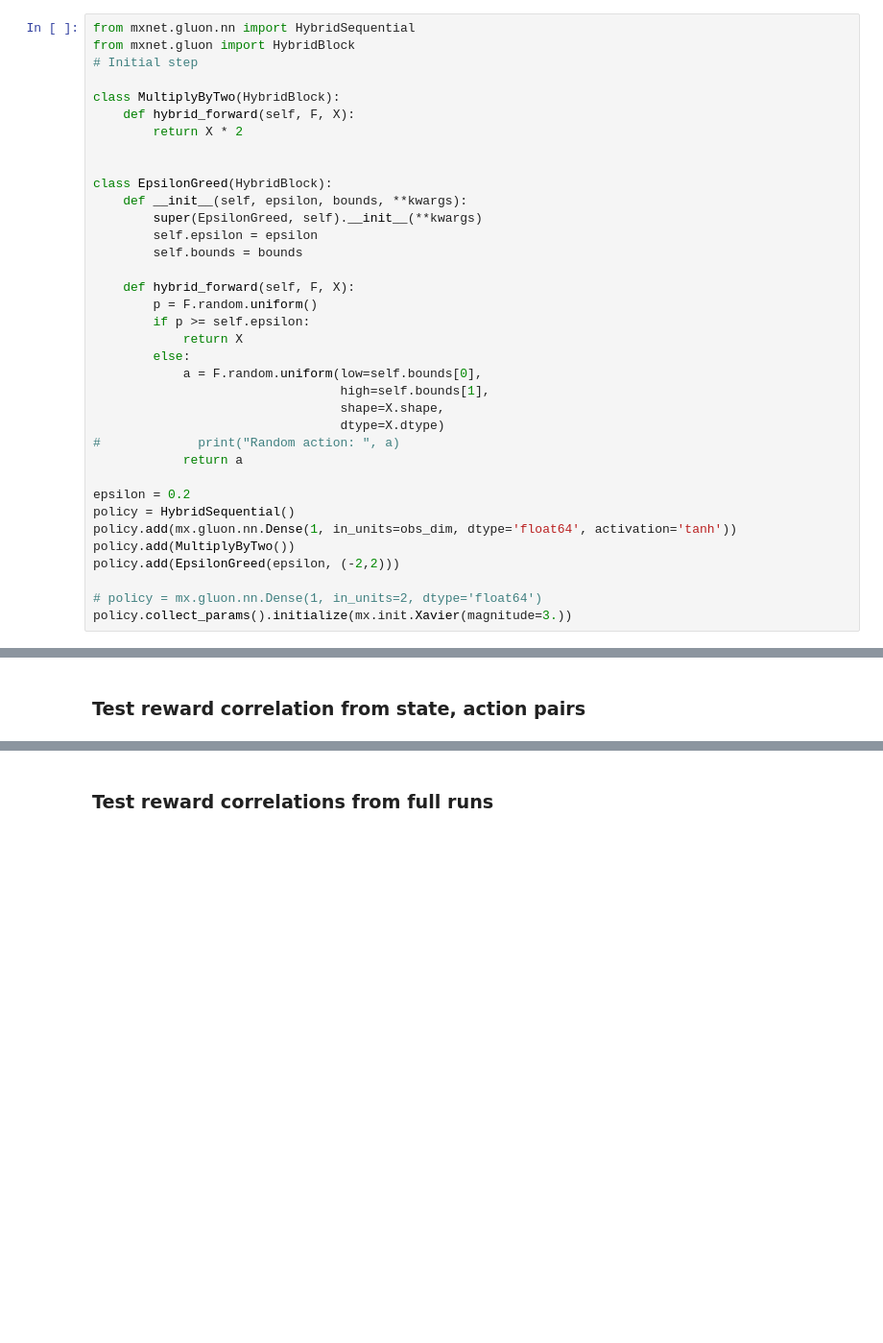
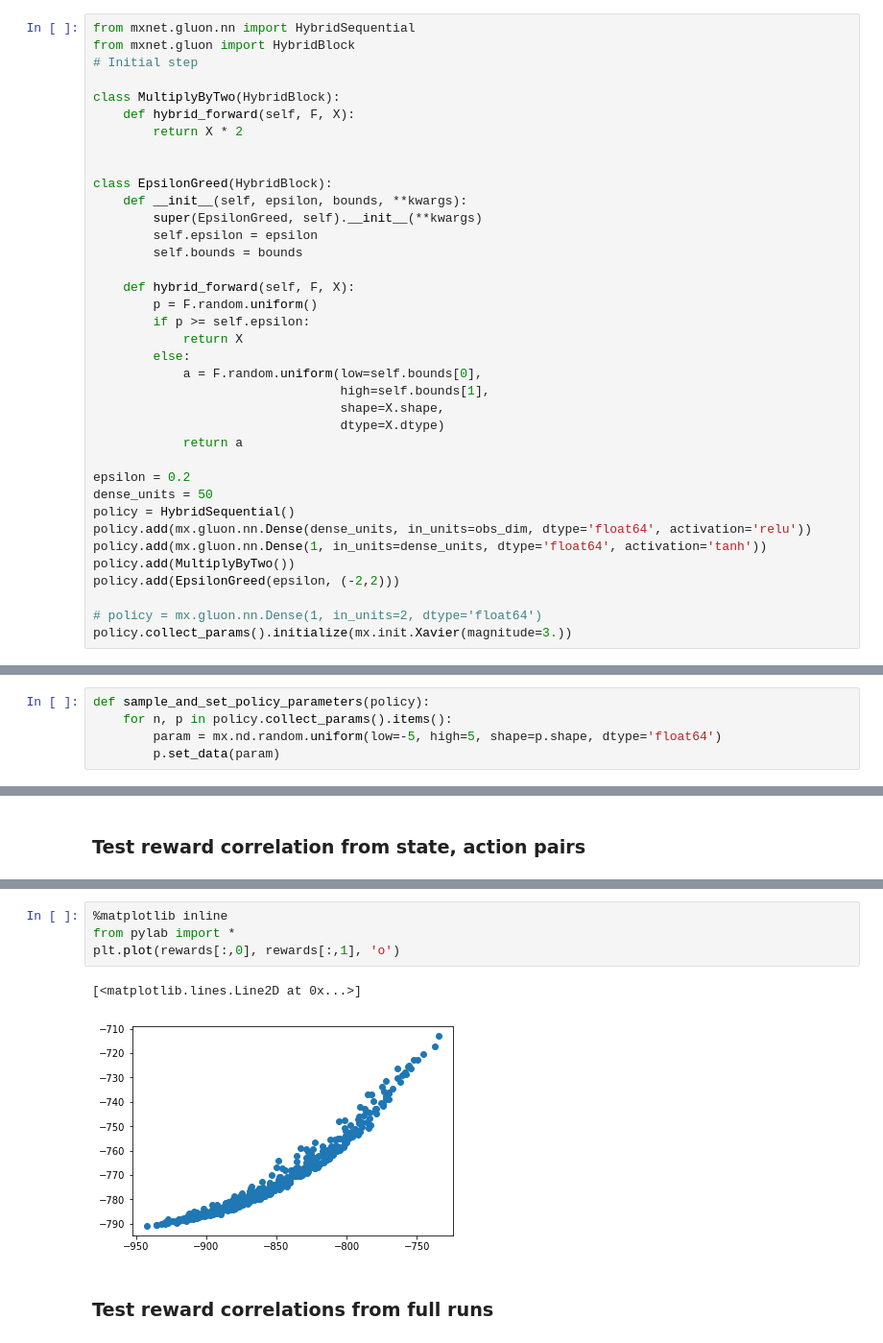
Before and after one commit to amzn/MXFusion, a Jupyter notebook: examples/notebooks/PILCO_pendulum.ipynb, the cells around one changed output, grey strips where cells are left out. Shown at 96% size. Cells and saved outputs as stored; diff of their text form; blank space fills up the shorter version.

Commit message:
Use MLP for pendulum and action in cost

```diff
--- a/examples/notebooks/PILCO_pendulum.ipynb
+++ b/examples/notebooks/PILCO_pendulum.ipynb
@@ -332,12 +330,13 @@ class EpsilonGreed(HybridBlock):
                                  high=self.bounds[1],
                                  shape=X.shape,
                                  dtype=X.dtype)
-#             print("Random action: ", a)
             return a
 
 epsilon = 0.2
+dense_units = 50
 policy = HybridSequential()
-policy.add(mx.gluon.nn.Dense(1, in_units=obs_dim, dtype='float64', activation='tanh'))
+policy.add(mx.gluon.nn.Dense(dense_units, in_units=obs_dim, dtype='float64', activation='relu'))
+policy.add(mx.gluon.nn.Dense(1, in_units=dense_units, dtype='float64', activation='tanh'))
 policy.add(MultiplyByTwo())
 policy.add(EpsilonGreed(epsilon, (-2,2)))
 
@@ -365,3 +367,8 @@ def set_policy_parameters(policy, weight, bias):
+# %%
+def sample_and_set_policy_parameters(policy):
+    for n, p in policy.collect_params().items():
+        param = mx.nd.random.uniform(low=-5, high=5, shape=p.shape, dtype='float64')
+        p.set_data(param)
 # %%
 INITIAL_GYM_STATE = [np.pi, 1.]
 INITIAL_STATE = [np.cos(INITIAL_GYM_STATE[0]), np.sin(INITIAL_GYM_STATE[0]), INITIAL_GYM_STATE[1]]
@@ -477,4 +480,11 @@ Episode finished after 2 timesteps
 <NDArray 1 @cpu(0)>
+# %%
+%matplotlib inline
+from pylab import *
+plt.plot(rewards[:,0], rewards[:,1], 'o')
+# %% [output]
+[<matplotlib.lines.Line2D at 0x...>]
+[figure, added]
 # %% [markdown]
 ### Test  reward correlations from full runs
 # %%
```
Also changed, not shown: parts of 29 cells of this notebook, 3 other files.
